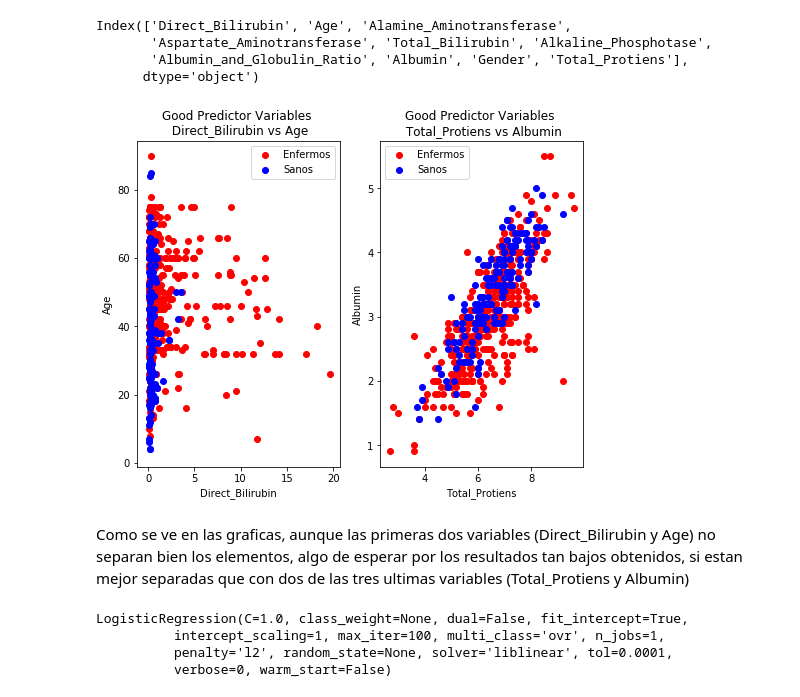
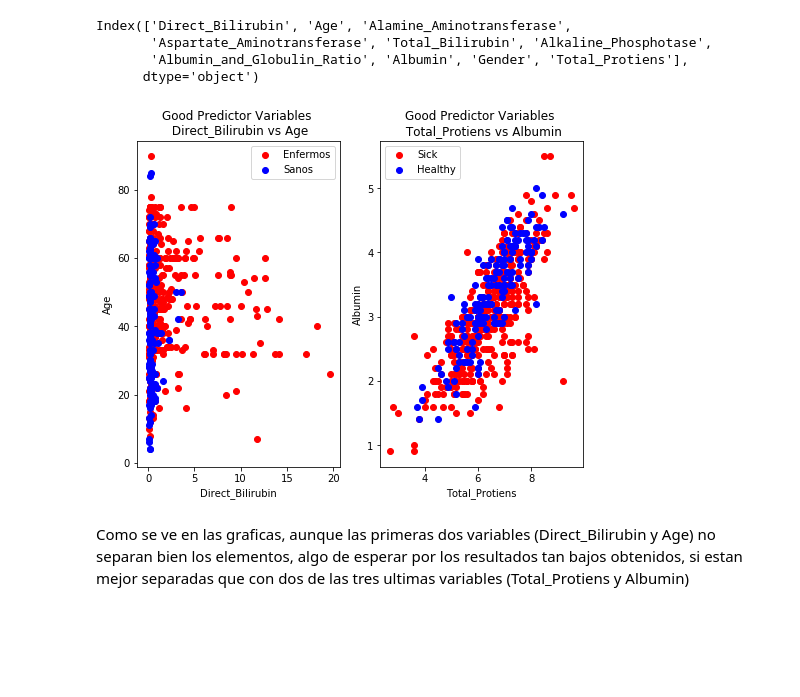
Before and after one commit to asharel/ml, a Jupyter notebook: LAB2/src/Practica2.ipynb, the cells around one changed output. Cells and saved outputs as stored; diff of their text form; code cells hidden in the pictures; blank space fills up the shorter version.

```diff
--- a/LAB2/src/Practica2.ipynb
+++ b/LAB2/src/Practica2.ipynb
@@ -46,9 +46,9 @@ dataset=dataset.dropna()
 # Transformación de valores a binario
 #dataset.replace("Male",0, True)
 #dataset.replace("Female",1,True)
-data["Gender"] = pd.Categorical.from_array(data["Gender"]).codes
+dataset["Gender"] = pd.Categorical.from_array(dataset["Gender"]).codes
 #Modificamos la clase, para que la clase pase de 1-2 a 0-1
-data['Dataset']=data['Dataset']-1
+dataset['Dataset']=dataset['Dataset']-1
 
 print(dataset.head())
 
@@ -214,32 +203,24 @@ Index(['Direct_Bilirubin', 'Age', 'Alamine_Aminotransferase',
 # %%
 plt.figure(figsize=(8,6))
 plt.subplot(121)
 
 plt.scatter(dataset[dataset.Dataset==0].Direct_Bilirubin,dataset[dataset.Dataset==0].Age, color='red')
 plt.scatter(dataset[dataset.Dataset==1].Direct_Bilirubin,dataset[dataset.Dataset==1].Age, color='blue')
 plt.title('Good Predictor Variables \n Direct_Bilirubin vs Age')
 plt.xlabel('Direct_Bilirubin')
 plt.ylabel('Age')
 plt.legend(['Enfermos','Sanos'])
 
 plt.subplot(122)
 
 plt.scatter(dataset[dataset.Dataset==0].Total_Protiens,dataset[dataset.Dataset==0].Albumin, color='red')
 plt.scatter(dataset[dataset.Dataset==1].Total_Protiens,dataset[dataset.Dataset==1].Albumin, color='blue')
 plt.title('Good Predictor Variables \n Total_Protiens vs Albumin')
 plt.xlabel('Total_Protiens')
 plt.ylabel('Albumin')
-plt.legend(['Enfermos','Sanos'])
+plt.legend(['Sick','Healthy'])
 plt.show()
 # %% [output]
-[figure, old version]
+[figure, new version]
 # %% [markdown]
 Como se ve en las graficas, aunque las primeras dos variables (Direct_Bilirubin y Age) no separan bien los elementos, algo de esperar por los resultados tan bajos obtenidos, si estan mejor separadas que con dos de las tres ultimas variables (Total_Protiens y Albumin)
-# %%
-modelo_lr = LogisticRegression()
-modelo_lr.fit(X=trainNorm_X.as_matrix()[:,:-1],y=train_Y)
-# %% [output]
-LogisticRegression(C=1.0, class_weight=None, dual=False, fit_intercept=True,
-          intercept_scaling=1, max_iter=100, multi_class='ovr', n_jobs=1,
-          penalty='l2', random_state=None, solver='liblinear', tol=0.0001,
-          verbose=0, warm_start=False)
```
Also changed, not shown: parts of 16 cells of this notebook, 1 other file.
